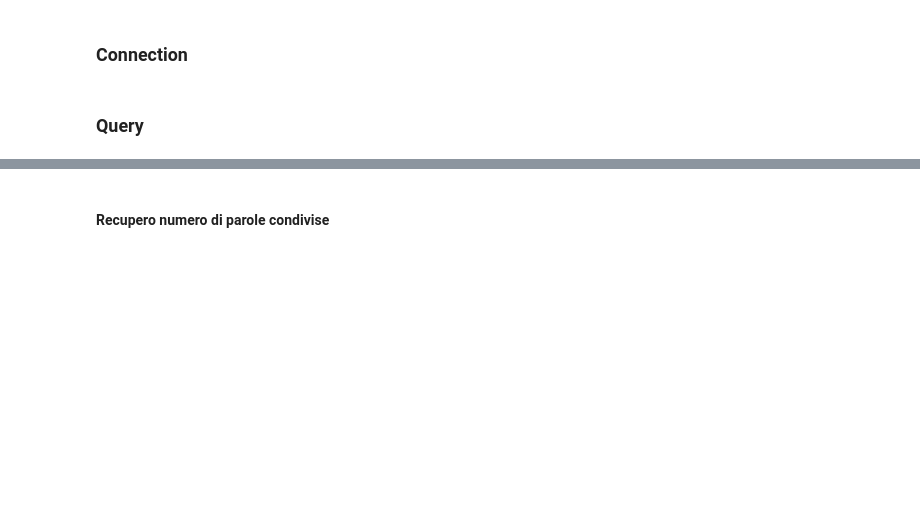
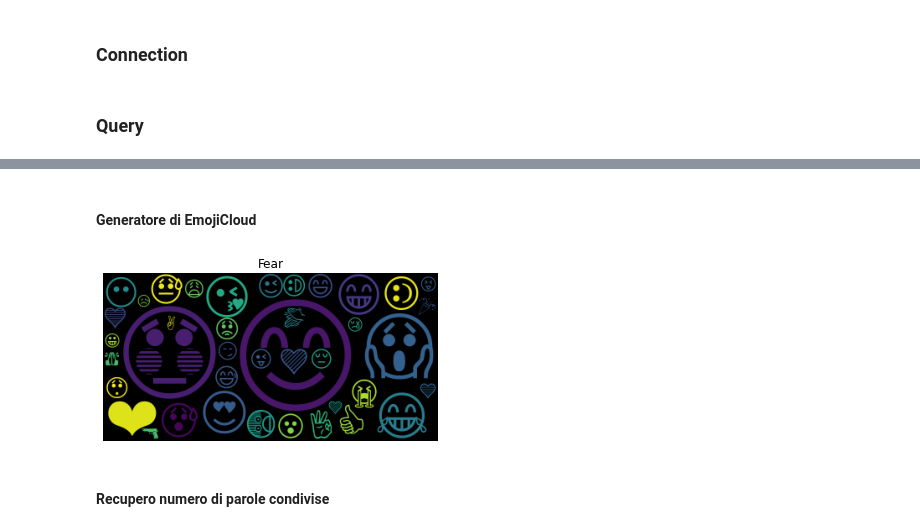
Before and after one commit to Fazzaa/tweet_analysis, a Jupyter notebook: graph.ipynb, the cells around one changed output, grey strips where cells are left out. Saved outputs shown, nothing was run; the diff lists cells and outputs as text; code cells hidden in the pictures; blank space fills up the shorter version.

```diff
--- a/graph.ipynb
+++ b/graph.ipynb
@@ -388,3 +342,18 @@ generate_emojicloud(convert_from_list_to_dict(trust_tokens))
+# %% [markdown]
+#### Generatore di EmojiCloud
+# %%
+def generate_emojicloud_relational(sentiment, num_tokens, token_type):
+	data = get_tokens_and_frequency_relational(sentiment, num_tokens, token_type).fetchall()
+	counter = convert_list_to_dict(data)
+	wc = WordCloud(font_path='./Symbola.otf').generate_from_frequencies(counter)
+	plt.imshow(wc)
+	plt.axis("off")
+	plt.title(sentiment.capitalize())
+	plt.show()
+# %%
+generate_emojicloud_relational("fear", 40, "emojis")
+# %% [output]
+[figure, added]
 # %% [markdown]
 #### Recupero numero di parole condivise
 # %%
```
Also changed, not shown: parts of 32 cells of this notebook.
